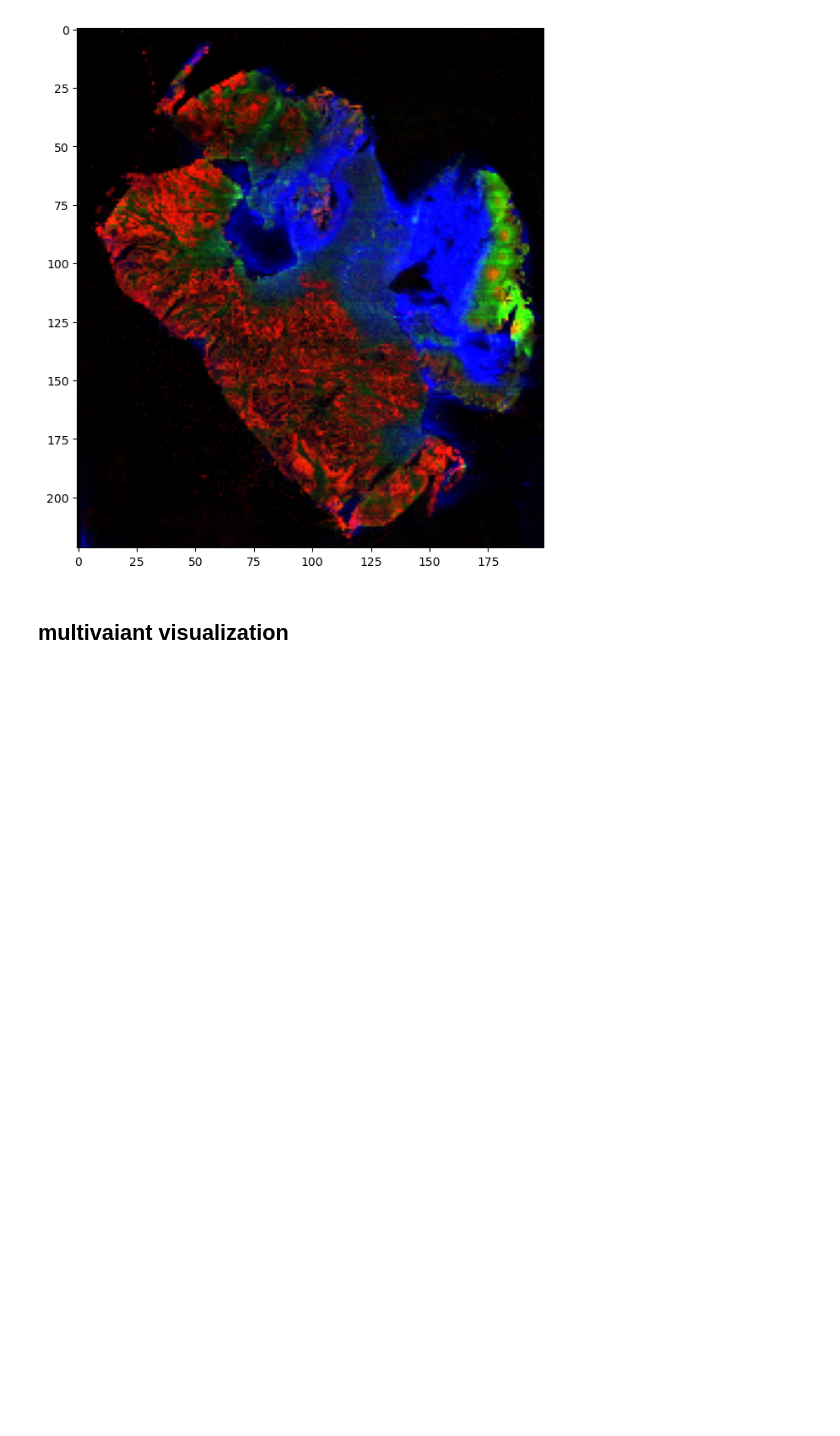
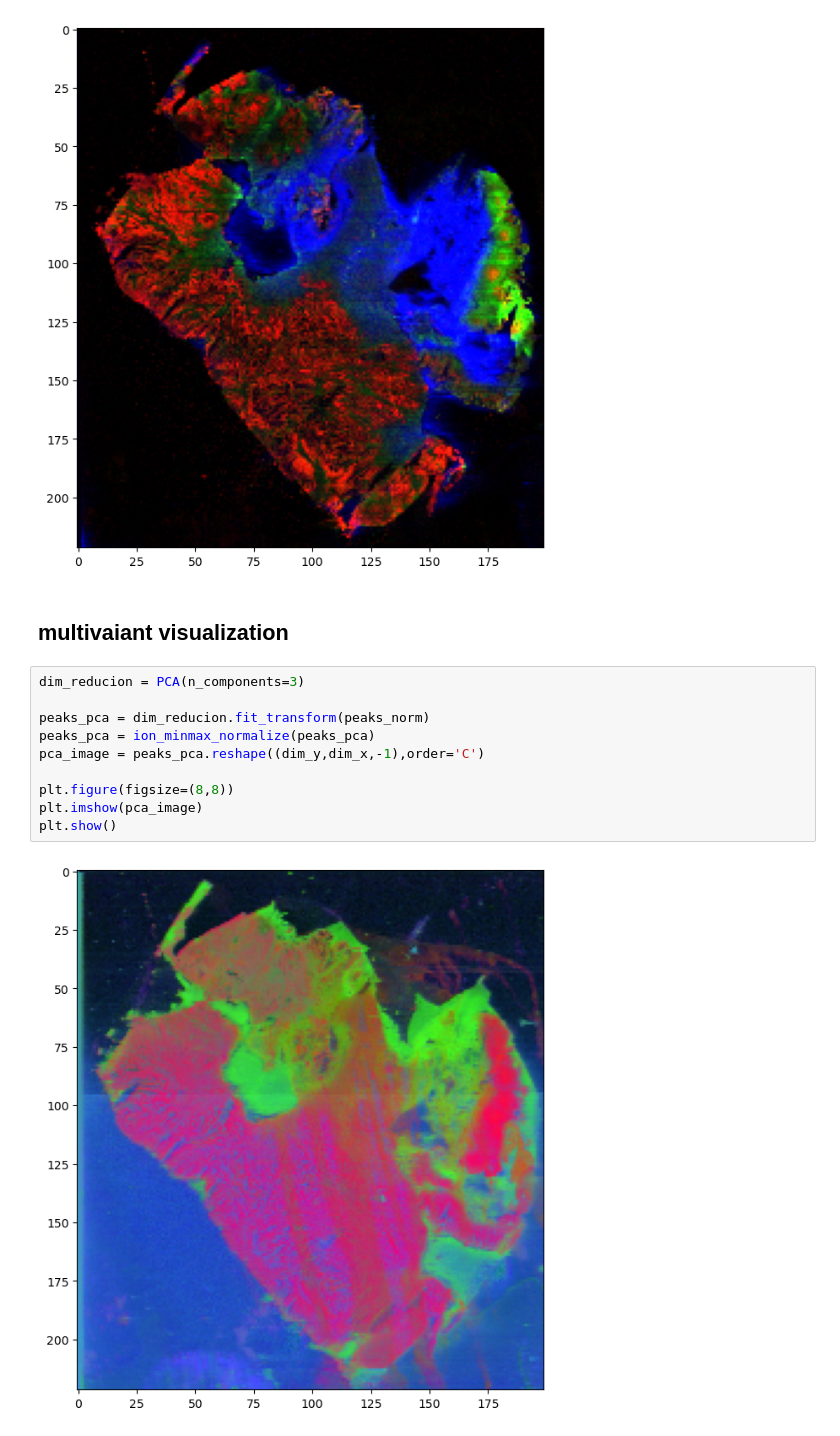
Before and after one commit to JenniferTsang911/DESI-Encoder-Classification-Model, a Jupyter notebook: sample_desi_exploration.ipynb, the cells around one changed output. Cells and saved outputs as stored; diff of their text form; blank space fills up the shorter version.

```diff
--- a/sample_desi_exploration.ipynb
+++ b/sample_desi_exploration.ipynb
@@ -184,3 +187,15 @@ plt.show()
 [figure]
 # %% [markdown]
 ## multivaiant visualization
+# %%
+dim_reducion = PCA(n_components=3)
+
+peaks_pca = dim_reducion.fit_transform(peaks_norm)
+peaks_pca = ion_minmax_normalize(peaks_pca)
+pca_image = peaks_pca.reshape((dim_y,dim_x,-1),order='C')
+
+plt.figure(figsize=(8,8))
+plt.imshow(pca_image)
+plt.show()
+# %% [output]
+[figure, added]
```
Also changed, not shown: parts of 4 cells of this notebook.
